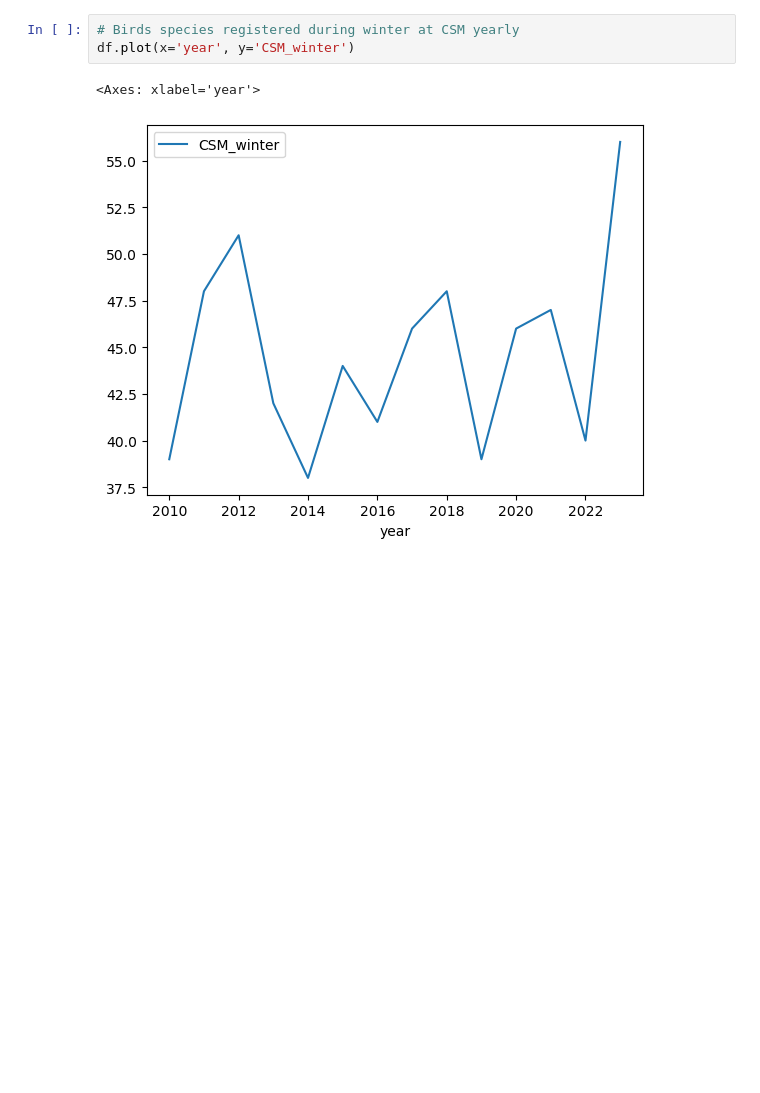
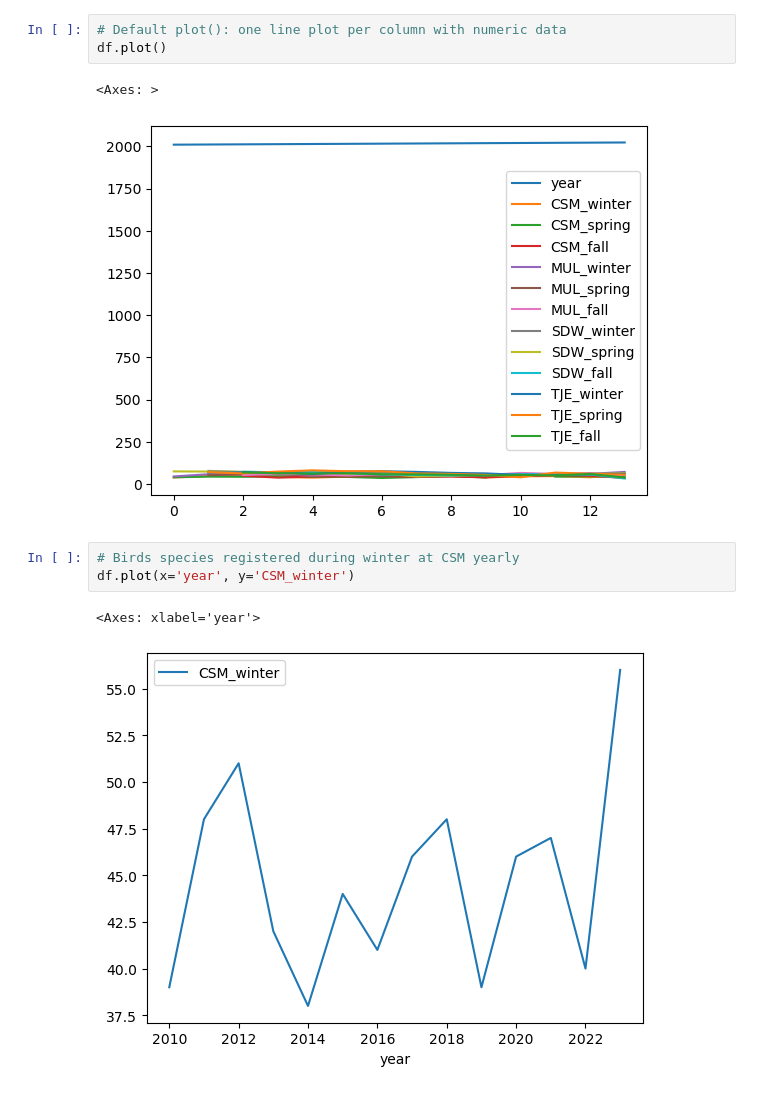
Before and after one commit to SRKads1998/eds220-2025-in-class, a Jupyter notebook: week2-basic-plotting.ipynb, the cells around one changed output. Cells and saved outputs as stored; diff of their text form; blank space fills up the shorter version.

```diff
--- a/week2-basic-plotting.ipynb
+++ b/week2-basic-plotting.ipynb
@@ -13,6 +13,12 @@ df.head()
 | 2 | 2012 | 51.0 | 43.0 | 49.0 | 57.0 | 58.0 | 53.0 | 71.0 | 72.0 | ... |
 | 3 | 2013 | 42.0 | 46.0 | 38.0 | 60.0 | 58.0 | 62.0 | 69.0 | 70.0 | ... |
 | 4 | 2014 | 38.0 | 43.0 | 45.0 | 49.0 | 52.0 | 57.0 | 61.0 | 78.0 | ... |
+# %%
+# Default plot(): one line plot per column with numeric data
+df.plot()
+# %% [output]
+<Axes: >
+[figure, added]
 # %%
 # Birds species registered during winter at CSM yearly
 df.plot(x='year', y='CSM_winter')
```
Also changed, not shown: parts of 9 cells of this notebook, 2 other files.
